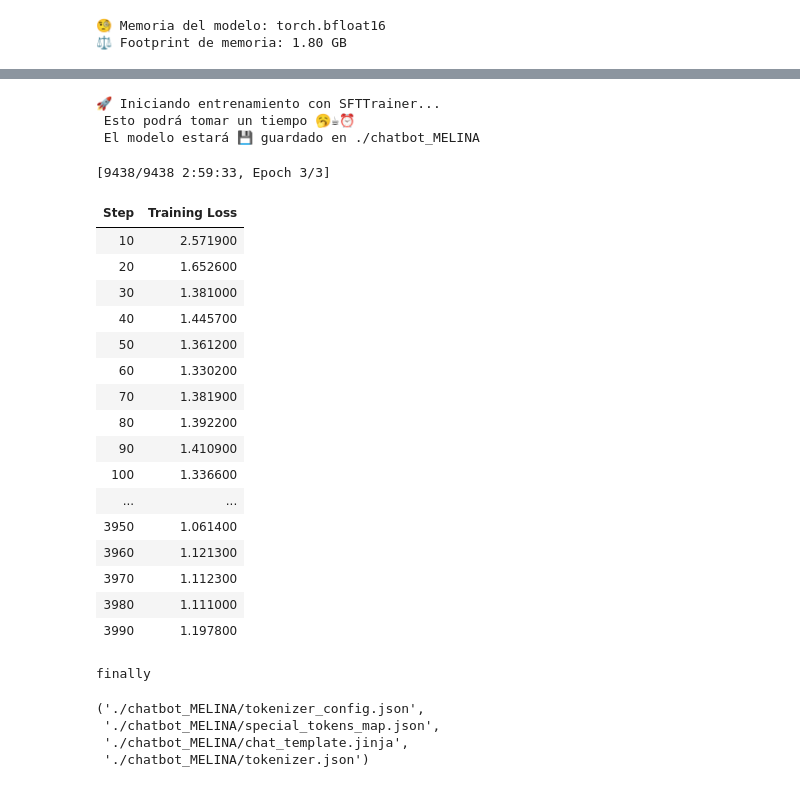
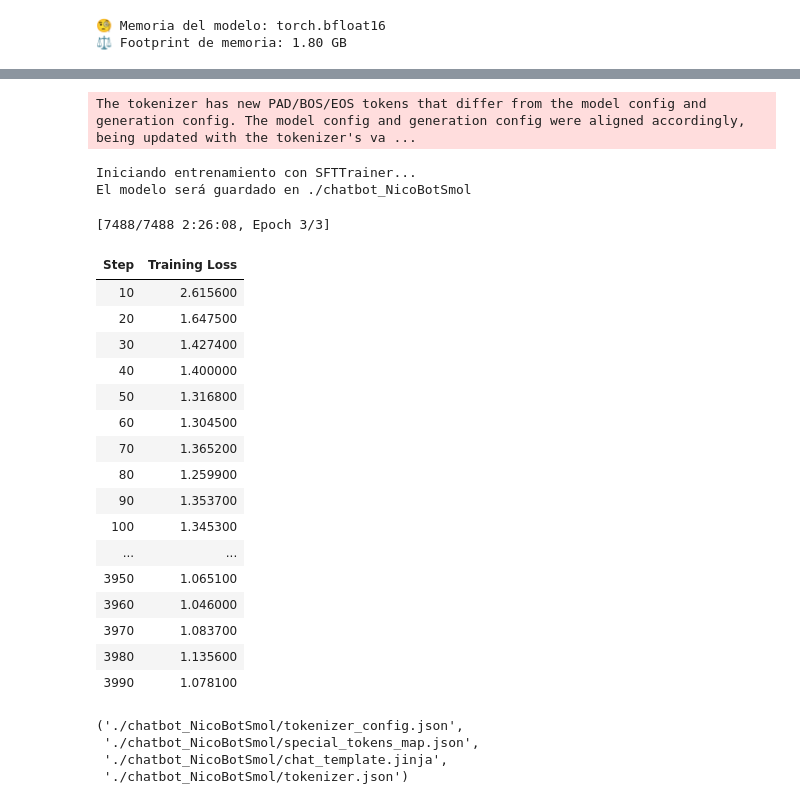
Before and after one commit to BazanNicolas/Chabot-Fine-Tuning, a Jupyter notebook: SmolLM3_3B/SmolLM3_3B_chatbot.ipynb, the cells around one changed output, grey strips where cells are left out. Saved outputs shown, nothing was run; the diff lists cells and outputs as text; code cells hidden in the pictures.

```diff
--- a/SmolLM3_3B/SmolLM3_3B_chatbot.ipynb
+++ b/SmolLM3_3B/SmolLM3_3B_chatbot.ipynb
@@ -383,42 +508,42 @@ print(f"✅ Configuración cargada")
 # %%
-# ============================================================
-# 6️⃣ ENTRENAMIENTO Y GUARDADO
-# ============================================================
-print(f"🚀 Iniciando entrenamiento... \n Esto podrá tomar un tiempo 🥱☕⏰")
+print(
+    f"Iniciando entrenamiento con SFTTrainer...\n"
+    f"El modelo será guardado en {OUTPUT_DIR}"
+)
+
 try:
     trainer.train()
 finally:
+    # Ensure GPU memory is released even if training is interrupted
     torch.cuda.empty_cache()
     gc.collect()
 
+# Save trained model and tokenizer
 trainer.save_model(OUTPUT_DIR)
 tokenizer.save_pretrained(OUTPUT_DIR)
-
-print(f"💾 Modelo guardado en: {OUTPUT_DIR}")
 # %% [output]
-🚀 Iniciando entrenamiento con SFTTrainer...
- Esto podrá tomar un tiempo 🥱☕⏰
- El modelo estará 💾 guardado en ./chatbot_MELINA
+The tokenizer has new PAD/BOS/EOS tokens that differ from the model config and generation config. The model config and generation config were aligned accordingly, being updated with the tokenizer's va ...
-[9438/9438 2:59:33, Epoch 3/3]
+Iniciando entrenamiento con SFTTrainer...
+El modelo será guardado en ./chatbot_NicoBotSmol
+[7488/7488 2:26:08, Epoch 3/3]
 | Step | Training Loss |
-| 10 | 2.571900 |
-| 20 | 1.652600 |
-| 30 | 1.381000 |
-| 40 | 1.445700 |
-| 50 | 1.361200 |
-| 60 | 1.330200 |
-| 70 | 1.381900 |
-| 80 | 1.392200 |
-| 90 | 1.410900 |
-| 100 | 1.336600 |
+| 10 | 2.615600 |
+| 20 | 1.647500 |
+| 30 | 1.427400 |
+| 40 | 1.400000 |
+| 50 | 1.316800 |
+| 60 | 1.304500 |
+| 70 | 1.365200 |
+| 80 | 1.259900 |
+| 90 | 1.353700 |
+| 100 | 1.345300 |
 | ... | ... |
-| 3950 | 1.061400 |
-| 3960 | 1.121300 |
-| 3970 | 1.112300 |
-| 3980 | 1.111000 |
-| 3990 | 1.197800 |
+| 3950 | 1.065100 |
+| 3960 | 1.046000 |
+| 3970 | 1.083700 |
+| 3980 | 1.135600 |
+| 3990 | 1.078100 |
-finally
-('./chatbot_MELINA/tokenizer_config.json',
- './chatbot_MELINA/special_tokens_map.json',
- './chatbot_MELINA/chat_template.jinja',
- './chatbot_MELINA/tokenizer.json')
+('./chatbot_NicoBotSmol/tokenizer_config.json',
+ './chatbot_NicoBotSmol/special_tokens_map.json',
+ './chatbot_NicoBotSmol/chat_template.jinja',
+ './chatbot_NicoBotSmol/tokenizer.json')
```
Also changed, not shown: parts of 39 cells of this notebook.
